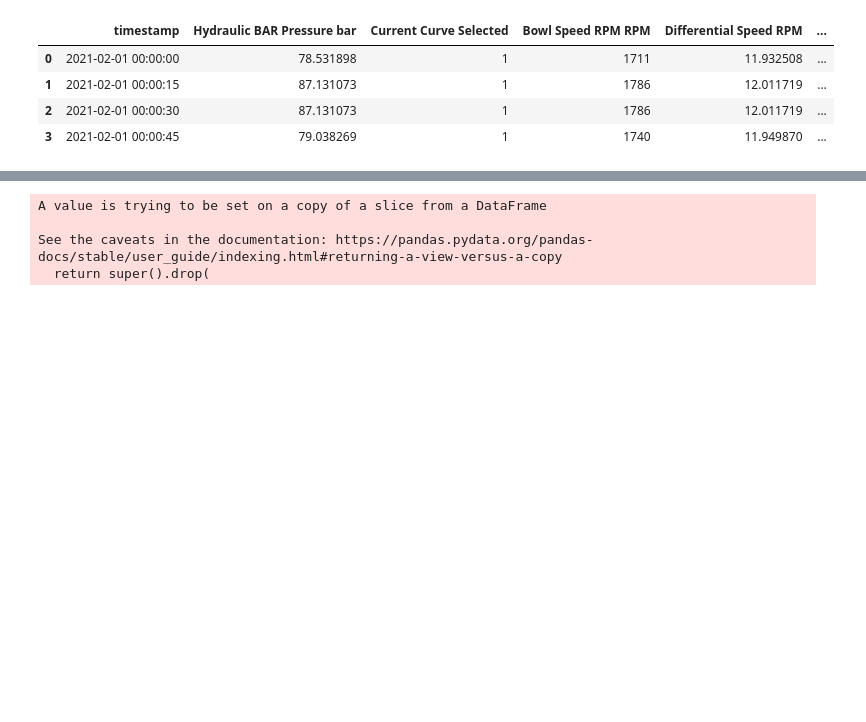
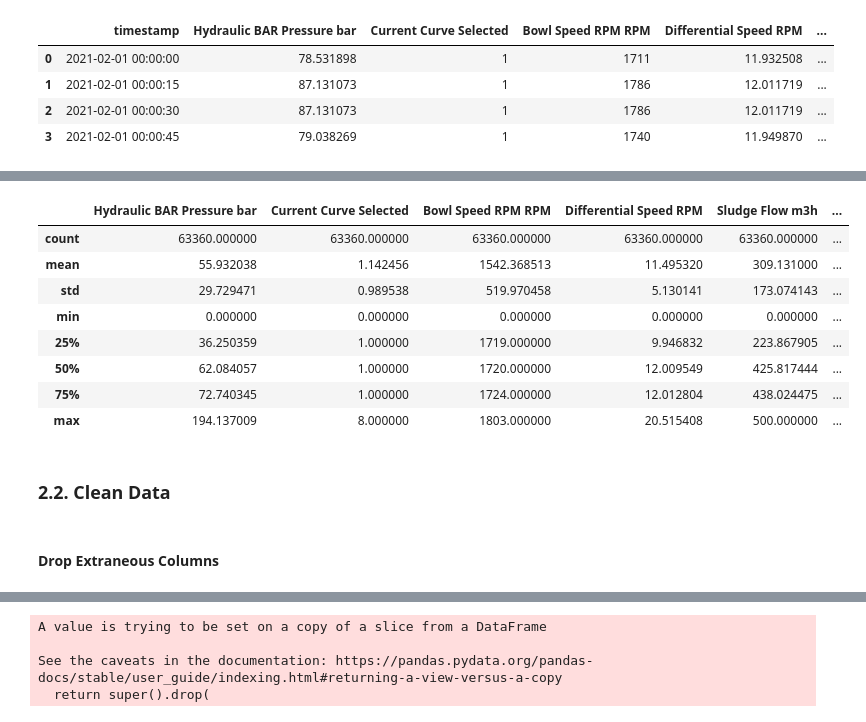
Before and after one commit to Randyrofed/Smart_Diagnosis, a Jupyter notebook: Smart_diagnosis.ipynb, the cells around one changed output, grey strips where cells are left out. Cells and saved outputs as stored; diff of their text form; code cells hidden in the pictures; blank space fills up the shorter version.

```diff
--- a/Smart_diagnosis.ipynb
+++ b/Smart_diagnosis.ipynb
@@ -42,0 +94,17 @@ excl_merged.to_excel('DATA_EXPORT/Total.xlsx', index = False)
+# %%
+#параметры массива данных
+excl_merged.describe()
+# %% [output]
+|  | Hydraulic BAR Pressure bar | Current Curve Selected | Bowl Speed RPM RPM | Differential Speed RPM | Sludge Flow m3h | ... |
+| count | 63360.000000 | 63360.000000 | 63360.000000 | 63360.000000 | 63360.000000 | ... |
+| mean | 55.932038 | 1.142456 | 1542.368513 | 11.495320 | 309.131000 | ... |
+| std | 29.729471 | 0.989538 | 519.970458 | 5.130141 | 173.074143 | ... |
+| min | 0.000000 | 0.000000 | 0.000000 | 0.000000 | 0.000000 | ... |
+| 25% | 36.250359 | 1.000000 | 1719.000000 | 9.946832 | 223.867905 | ... |
+| 50% | 62.084057 | 1.000000 | 1720.000000 | 12.009549 | 425.817444 | ... |
+| 75% | 72.740345 | 1.000000 | 1724.000000 | 12.012804 | 438.024475 | ... |
+| max | 194.137009 | 8.000000 | 1803.000000 | 20.515408 | 500.000000 | ... |
+# %% [markdown]
+### 2.2. Clean Data
+# %% [markdown]
+#### Drop Extraneous Columns
```
Also changed, not shown: parts of 20 cells of this notebook, 11 other files.
